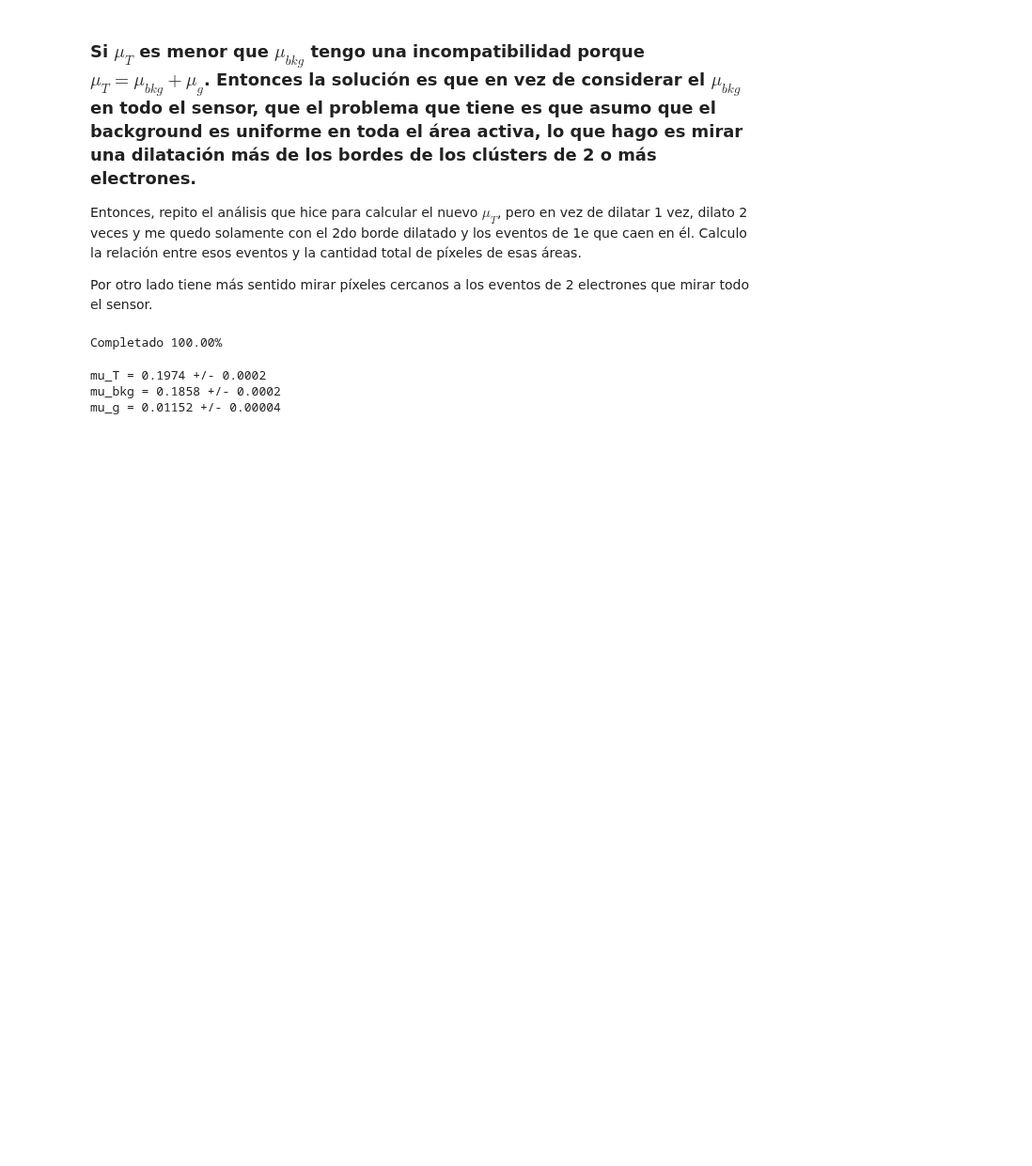
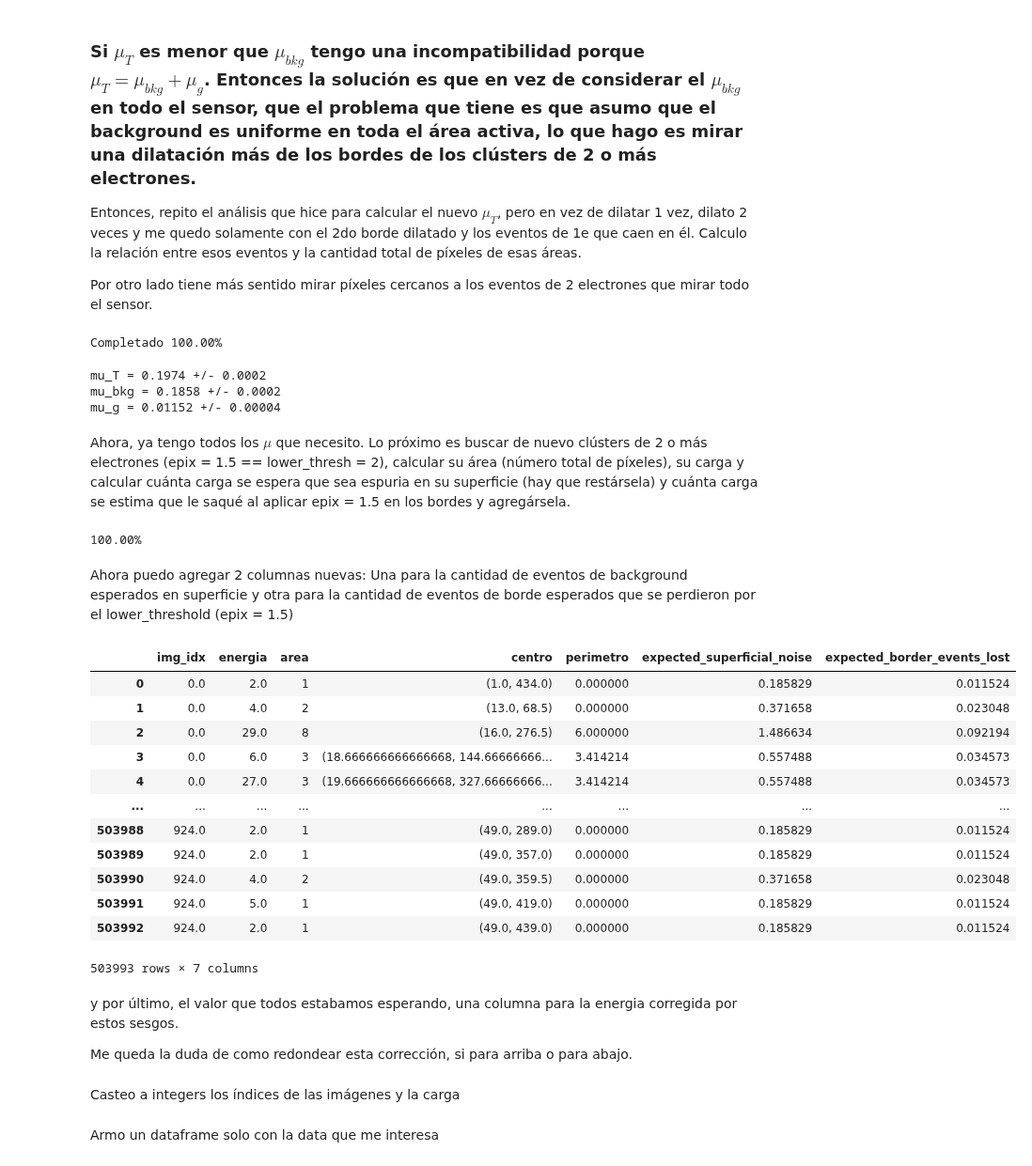
Before and after one commit to Igna11/Tesis-Skipper, a Jupyter notebook: Analisis_Imagenes_descomposicion_eventos.ipynb, the cells around one changed output. Shown at 94% size. Drawn from its saved outputs; the diff is of its cells as text; code cells hidden in the pictures; blank space fills up the shorter version.

```diff
--- a/Analisis_Imagenes_descomposicion_eventos.ipynb
+++ b/Analisis_Imagenes_descomposicion_eventos.ipynb
@@ -382,3 +382,37 @@ print(f"mu_g = {mu_g:.5f} +/- {error_mu_g:.5f}")
 mu_T = 0.1974 +/- 0.0002
 mu_bkg = 0.1858 +/- 0.0002
 mu_g = 0.01152 +/- 0.00004
+# %% [markdown]
+Ahora, ya tengo todos los $\mu$ que necesito. Lo próximo es buscar de nuevo clústers de 2 o más electrones (epix = 1.5 == lower_thresh = 2), calcular su área (número total de píxeles), su carga y calcular cuánta carga se espera que sea espuria en su superficie (hay que restársela) y cuánta carga se estima que le saqué al aplicar epix = 1.5 en los bordes y agregársela.
+# %%
+lista_dics, lista_img_idx = datafits.image2cluster_info(fits_imgs_list,
+                                                        img="o",
+                                                        upp_th=None)
+df = datafits.df_gen(lista_dics, lista_img_idx)
+# %% [output]
+100.00%
+# %% [markdown]
+Ahora puedo agregar 2 columnas nuevas: Una para la cantidad de eventos de background esperados en superficie y otra para la cantidad de eventos de borde esperados que se perdieron por el lower_threshold (epix = 1.5)
+# %%
+df["expected_superficial_noise"] = mu_bkg*df["area"]
+df["expected_border_events_lost"] = mu_g*df["area"]
+# %%
+df
+# %% [output]
+|  | img_idx | energia | area | centro | perimetro | expected_superficial_noise | expected_border_events_lost |
+| 0 | 0.0 | 2.0 | 1 | (1.0, 434.0) | 0.000000 | 0.185829 | 0.011524 |
+| 1 | 0.0 | 4.0 | 2 | (13.0, 68.5) | 0.000000 | 0.371658 | 0.023048 |
+| 2 | 0.0 | 29.0 | 8 | (16.0, 276.5) | 6.000000 | 1.486634 | 0.092194 |
+| 3 | 0.0 | 6.0 | 3 | (18.666666666666668, 144.66666666... | 3.414214 | 0.557488 | 0.034573 |
+| 4 | 0.0 | 27.0 | 3 | (19.666666666666668, 327.66666666... | 3.414214 | 0.557488 | 0.034573 |
+| ... | ... | ... | ... | ... | ... | ... | ... |
+| 503988 | 924.0 | 2.0 | 1 | (49.0, 289.0) | 0.000000 | 0.185829 | 0.011524 |
+| 503989 | 924.0 | 2.0 | 1 | (49.0, 357.0) | 0.000000 | 0.185829 | 0.011524 |
+| 503990 | 924.0 | 4.0 | 2 | (49.0, 359.5) | 0.000000 | 0.371658 | 0.023048 |
+| 503991 | 924.0 | 5.0 | 1 | (49.0, 419.0) | 0.000000 | 0.185829 | 0.011524 |
+| 503992 | 924.0 | 2.0 | 1 | (49.0, 439.0) | 0.000000 | 0.185829 | 0.011524 |
+503993 rows × 7 columns
+# %% [markdown]
+y por último, el valor que todos estabamos esperando, una columna para la energia corregida por estos sesgos.
+
+Me queda la duda de como redondear esta corrección, si para arriba o para abajo.
@@ -384,0 +421,2 @@ mu_g = 0.01152 +/- 0.00004
+# %% [markdown]
+Casteo a integers los índices de las imágenes y la carga
@@ -384,0 +425,2 @@ mu_g = 0.01152 +/- 0.00004
+# %% [markdown]
+Armo un dataframe solo con la data que me interesa
```
Also changed, not shown: parts of 16 cells of this notebook, 1 other file.
